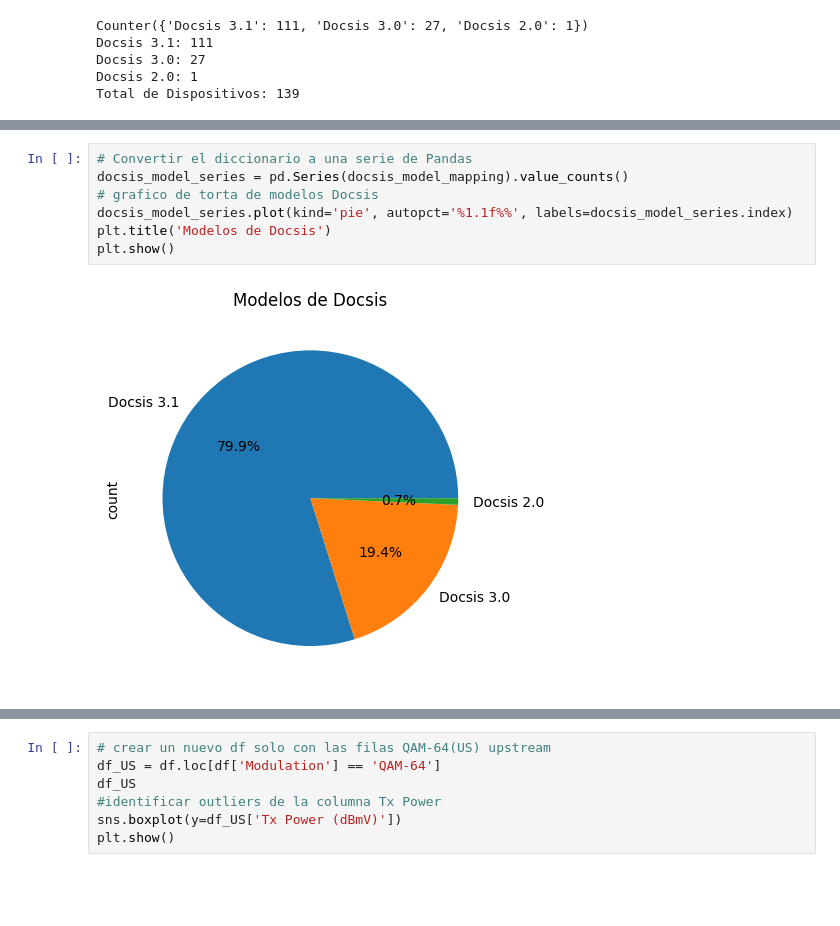
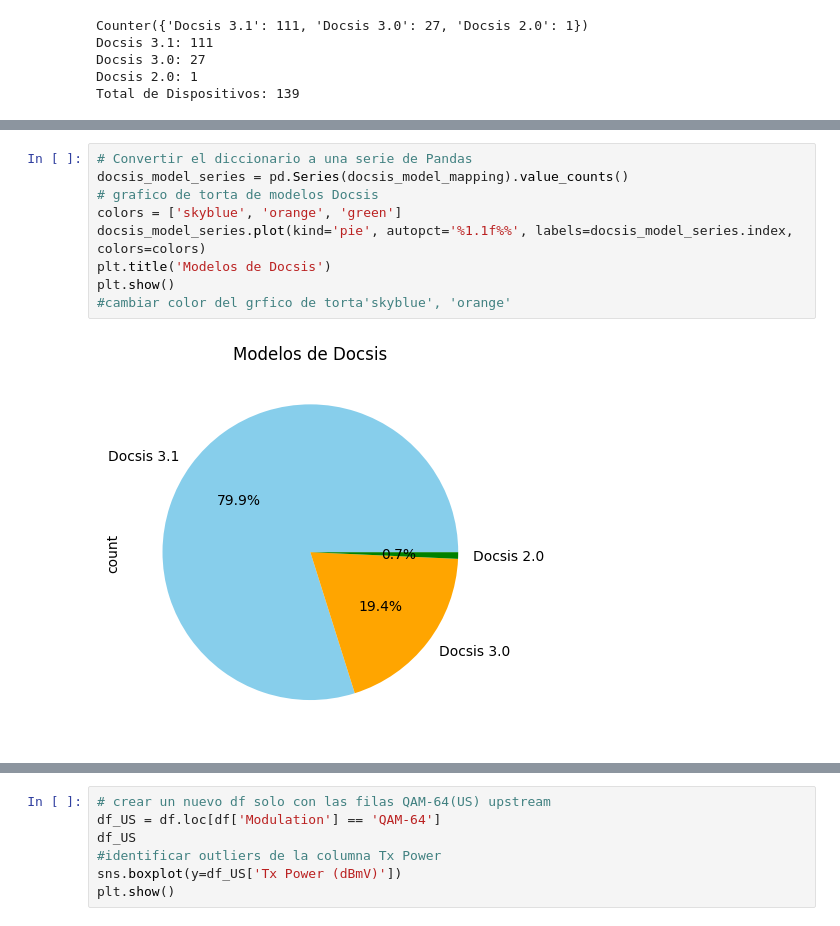
Before and after one commit to LeonardoNBanegas/DATA-SCIENCE-CODERHOUSE, a Jupyter notebook: ProyectoDS_ParteIII_Banegas.ipynb, the cells around one changed output, grey strips where cells are left out. Saved outputs shown, nothing was run; the diff lists cells and outputs as text; blank space fills up the shorter version.

```diff
--- a/ProyectoDS_ParteIII_Banegas.ipynb
+++ b/ProyectoDS_ParteIII_Banegas.ipynb
@@ -237,12 +252,14 @@ Total de Dispositivos: 139
 # %%
 # Convertir el diccionario a una serie de Pandas
 docsis_model_series = pd.Series(docsis_model_mapping).value_counts()
 # grafico de torta de modelos Docsis
-docsis_model_series.plot(kind='pie', autopct='%1.1f%%', labels=docsis_model_series.index)
+colors = ['skyblue', 'orange', 'green']
+docsis_model_series.plot(kind='pie', autopct='%1.1f%%', labels=docsis_model_series.index, colors=colors)
 plt.title('Modelos de Docsis')
 plt.show()
+#cambiar color del grfico de torta'skyblue', 'orange'
 # %% [output]
-[figure, old version]
+[figure, new version]
 # %%
 # crear un nuevo dataframe solo de downstream borrando columnas de upstream
 df_DS = df.drop(['Tx Power (dBmV)','Attenuation (dB)','Composite Equalization [NMTER] (dB)','Group Response [PREMTTER] (dB)','Echo Response [POSTMTTER] (dB)','Deviation of Echo Response (σ)'], axis=1)
```
Also changed, not shown: parts of 7 cells of this notebook.
